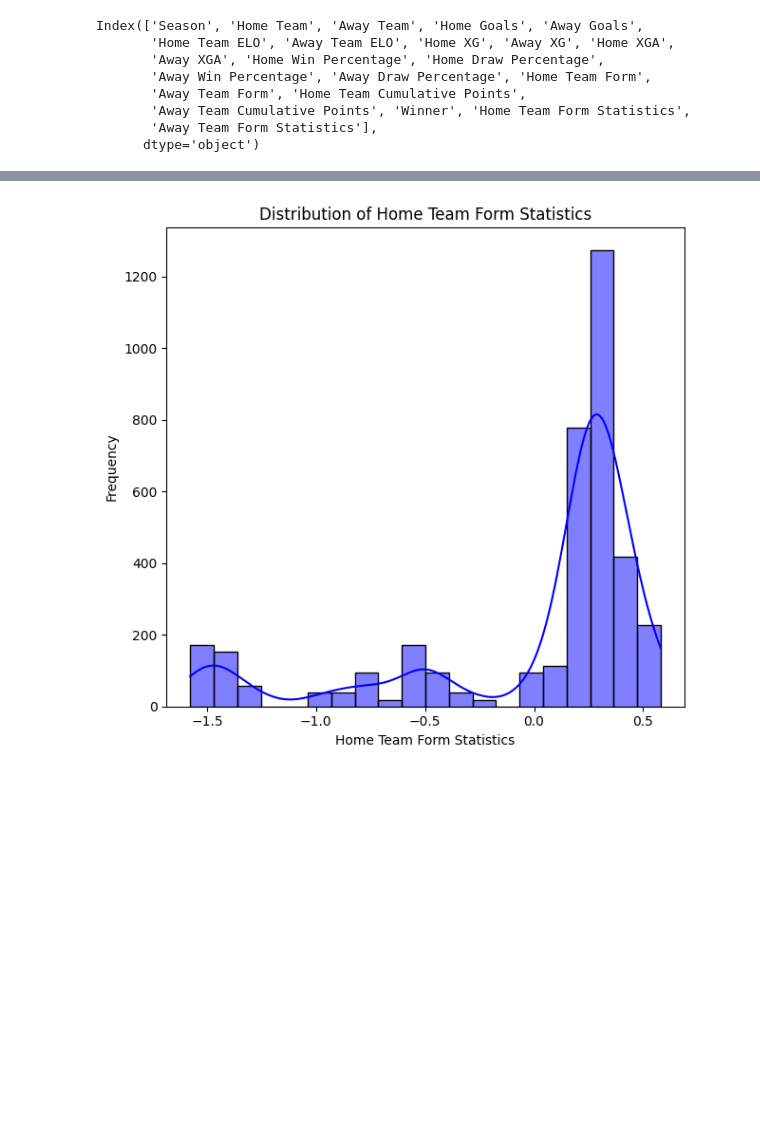
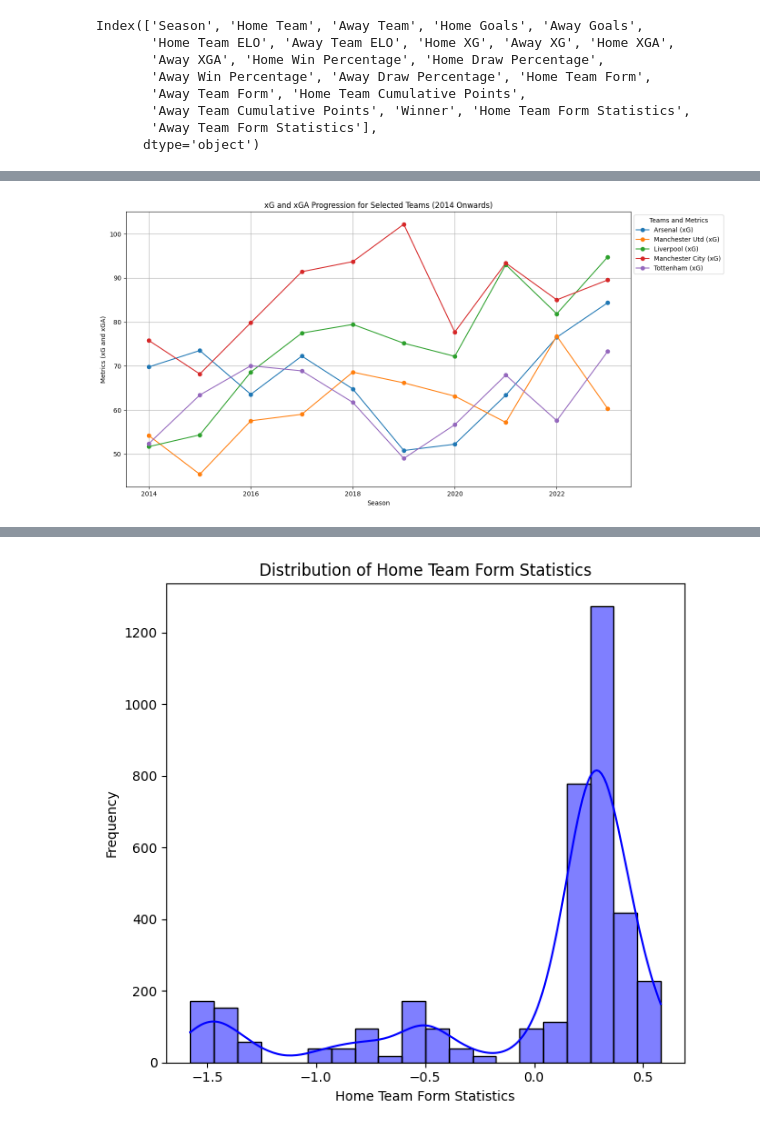
Before and after one commit to ML-Project-PremierInsights/ELO-Insights, a Jupyter notebook: EDA.ipynb, the cells around one changed output, grey strips where cells are left out. Saved outputs shown, nothing was run; the diff lists cells and outputs as text; code cells hidden in the pictures; blank space fills up the shorter version.

```diff
--- a/EDA.ipynb
+++ b/EDA.ipynb
@@ -20,0 +53,31 @@ Index(['Season', 'Home Team', 'Away Team', 'Home Goals', 'Away Goals',
+# %%
+# Read the data
+xg_df = pd.read_csv('Datasets/XG_team_features.csv')
+
+# Filter the data for seasons from 2014 onwards
+xg_df['Season'] = xg_df['Season'].str.split('/').str[0].astype(int)
+xg_df = xg_df[xg_df['Season'] >= 2014]
+
+# Select specific teams to highlight (optional)
+highlight_teams = ["Arsenal", "Manchester Utd", "Liverpool", "Manchester City","Tottenham"]
+
+# Plot xG and xGA over seasons for the highlighted teams
+plt.figure(figsize=(14, 7))
+
+for team in highlight_teams:
+    team_data = xg_df[xg_df['Team'] == team]
+    plt.plot(team_data['Season'], team_data['xG'], marker='o', label=f"{team} (xG)")
+    # plt.plot(team_data['Season'], team_data['xGA'], marker='x', linestyle='--', label=f"{team} (xGA)")
+
+# Add labels, title, and legend
+plt.xlabel('Season')
+plt.ylabel('Metrics (xG and xGA)')
+plt.title('xG and xGA Progression for Selected Teams (2014 Onwards)')
+plt.legend(title="Teams and Metrics", loc="upper left", bbox_to_anchor=(1, 1))
+plt.grid(True)
+plt.tight_layout()
+
+# Show the plot
+plt.show()
+# %% [output]
+[figure, added]
```
Also changed, not shown: parts of 3 cells of this notebook.
